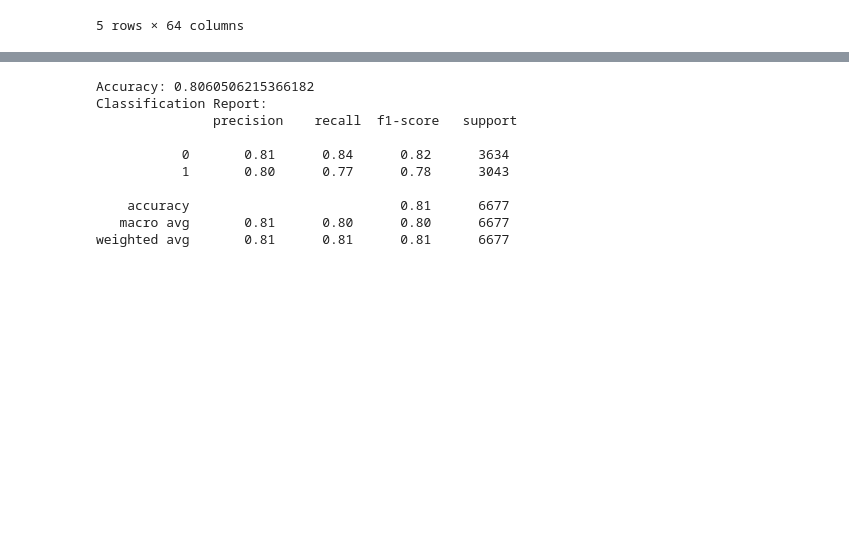
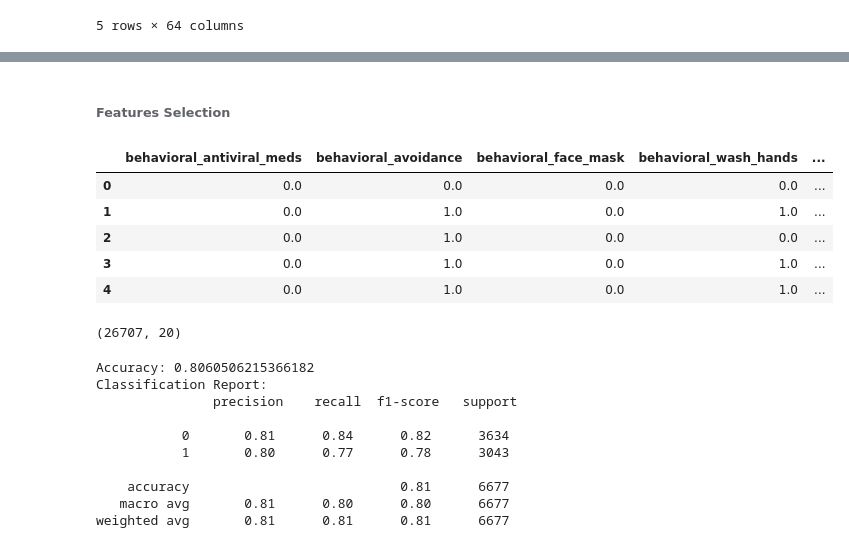
Before and after one commit to pmjustafort/flushotlearning, a Jupyter notebook: paul_scratch.ipynb, the cells around one changed output, grey strips where cells are left out. Saved outputs shown, nothing was run; the diff lists cells and outputs as text; code cells hidden in the pictures; blank space fills up the shorter version.

```diff
--- a/paul_scratch.ipynb
+++ b/paul_scratch.ipynb
@@ -255,2 +242,30 @@ train.head()
+# %% [markdown]
+###### Features Selection
+# %%
+# Keywords to search for in column names
+keywords = ['behavior', 'doctor_recc', 'opinion', 'education']
+
+# List of column names that contain any of the keywords
+selected_columns = [col for col in train.columns if any(keyword in col for keyword in keywords)]
+
+# Creating the features df as a copy to prevent the SettingWithCopyWarning
+features = train[selected_columns].copy()
+
+# Adding the 'seasonal_vaccine' column to the features DataFrame
+features['seasonal_vaccine'] = train['seasonal_vaccine']
+
+# Inspecting features
+features.head()
+# %% [output]
+|  | behavioral_antiviral_meds | behavioral_avoidance | behavioral_face_mask | behavioral_wash_hands | ... |
+| 0 | 0.0 | 0.0 | 0.0 | 0.0 | ... |
+| 1 | 0.0 | 1.0 | 0.0 | 1.0 | ... |
+| 2 | 0.0 | 1.0 | 0.0 | 0.0 | ... |
+| 3 | 0.0 | 1.0 | 0.0 | 1.0 | ... |
+| 4 | 0.0 | 1.0 | 0.0 | 1.0 | ... |
+# %%
+features.shape
+# %% [output]
+(26707, 20)
 # %%
 def build_logistic_regression_model(data):
```
Also changed, not shown: parts of 37 cells of this notebook, 1 other file.
